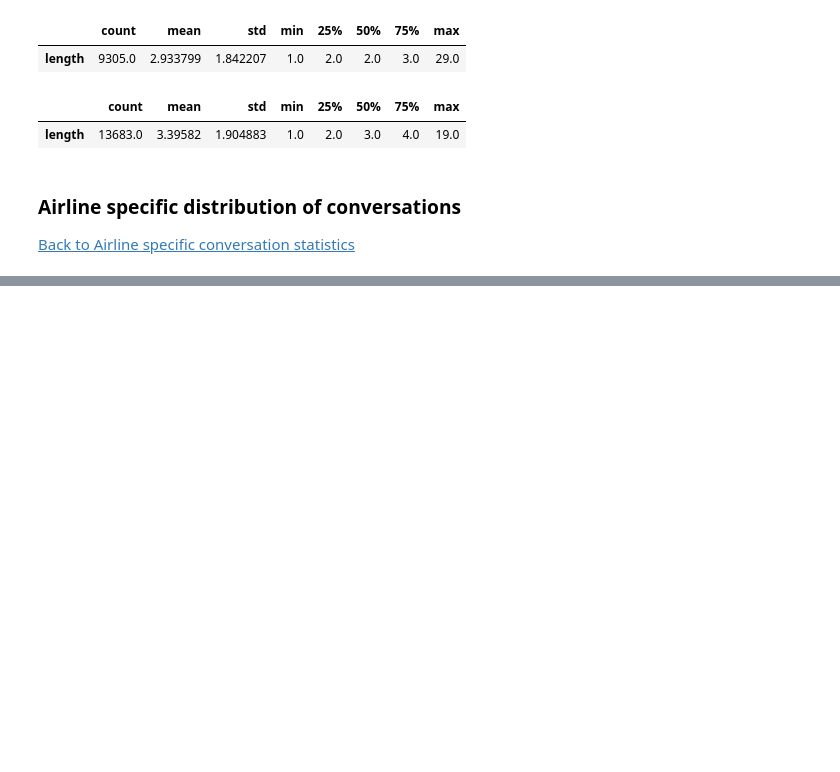
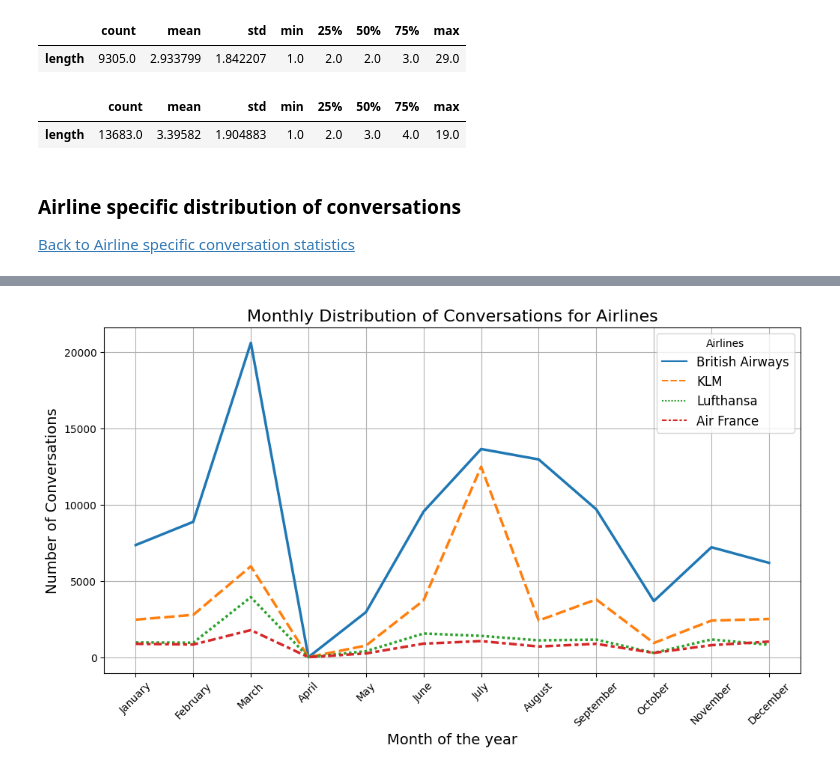
Before and after one commit to lmBored/From_Tweets_to_Trends, a Jupyter notebook: conversatins_stats.ipynb, the cells around one changed output, grey strips where cells are left out. Saved outputs shown, nothing was run; the diff lists cells and outputs as text; code cells hidden in the pictures; blank space fills up the shorter version.

```diff
--- a/conversatins_stats.ipynb
+++ b/conversatins_stats.ipynb
@@ -389,0 +465,10 @@ air_france_conv_start = extract_time(air_france_conv_start_query, connection)
+# %%
+# Count the number of conversations starting each day of the week
+british_airways_monthly_distribution = british_airways_conv_start['month'].value_counts().reindex(range(1, 13), fill_value=0).sort_index()
+KLM_monthly_distribution = KLM_conv_start['month'].value_counts().reindex(range(1, 13), fill_value=0).sort_index()
+lufthansa_monthly_distribution = lufthansa_conv_start['month'].value_counts().reindex(range(1, 13), fill_value=0).sort_index()
+air_france_monthly_distribution = air_france_conv_start['month'].value_counts().reindex(range(1, 13), fill_value=0).sort_index()
+
+# Concatenate data frames into one data frame
+airlines_monthly_distribution_df = pd.concat([british_airways_monthly_distribution, KLM_monthly_distribution, lufthansa_monthly_distribution, air_france_monthly_distribution], axis = 1)
+airlines_monthly_distribution_df.columns = ['British Airways', 'KLM', 'Lufthansa', 'Air France']
@@ -389,0 +492,15 @@ air_france_conv_start = extract_time(air_france_conv_start_query, connection)
+# %%
+# Plot the monthly distribution data frame
+plt.figure(figsize=(12, 6))
+sns.lineplot(data=airlines_monthly_distribution_df, linewidth=2.5)
+
+plt.title('Monthly Distribution of Conversations for Airlines', fontsize=16)
+plt.xlabel('Month of the year', fontsize=14)
+plt.ylabel('Number of Conversations', fontsize=14)
+plt.xticks(ticks=range(1, 13), labels=['January', 'February', 'March', 'April', 'May', 'June', 'July', 'August', 'September', 'October', 'November', 'December'],rotation=45)
+plt.legend(title='Airlines', loc='upper right', fontsize=12)
+plt.grid(True)
+
+plt.show()
+# %% [output]
+[figure, added]
```
Also changed, not shown: parts of 15 cells of this notebook.
